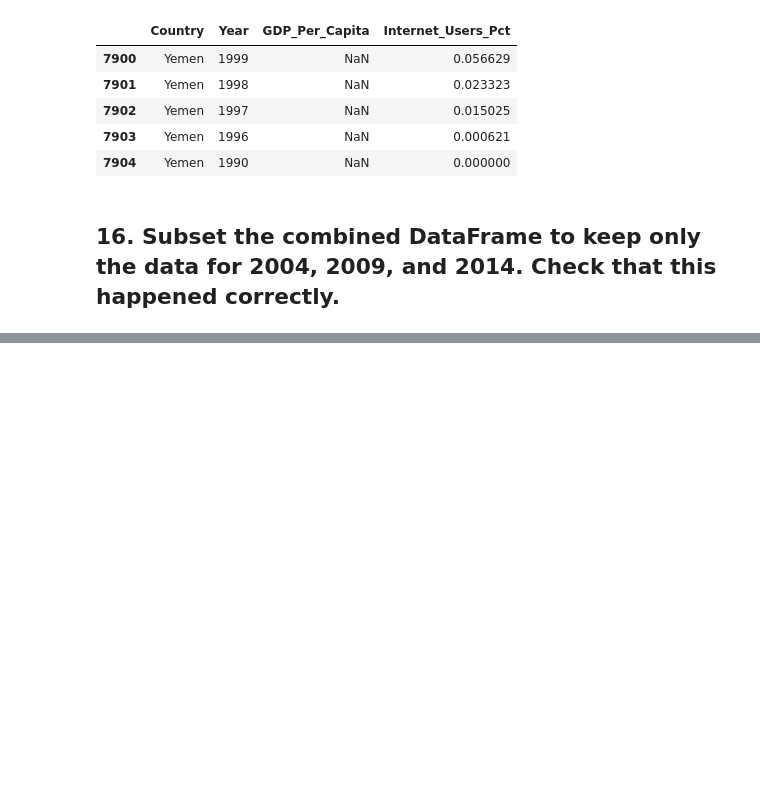
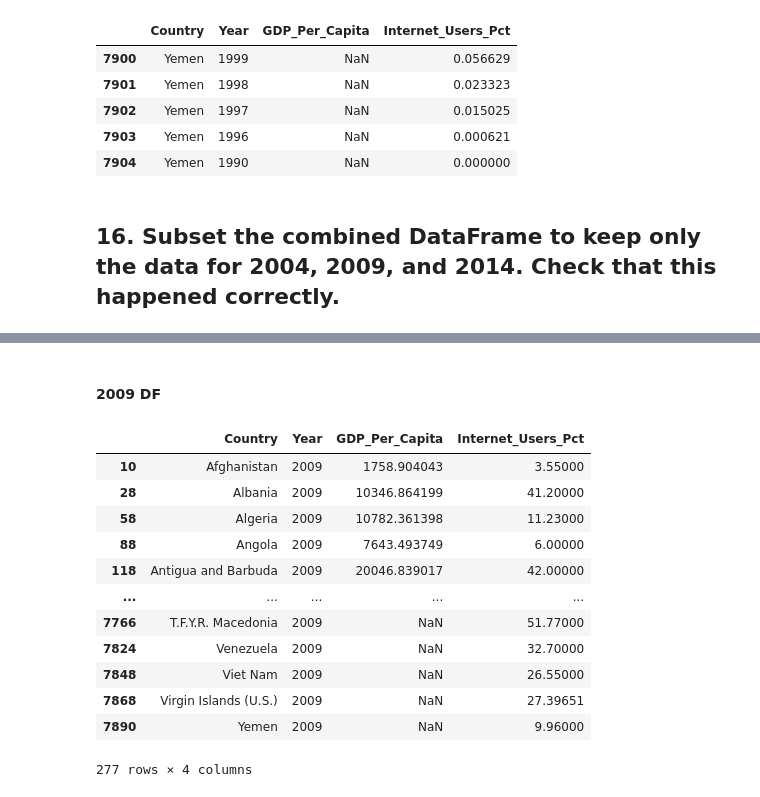
Before and after one commit to NSS-Data-Analytics-Cohort-7/gdp-and-internet-usage-jamorgan8, a Jupyter notebook: notebooks/gdp_and_internet_usage.ipynb, the cells around one changed output, grey strips where cells are left out. Cells and saved outputs as stored; diff of their text form; code cells hidden in the pictures; blank space fills up the shorter version.

```diff
--- a/notebooks/gdp_and_internet_usage.ipynb
+++ b/notebooks/gdp_and_internet_usage.ipynb
@@ -200,0 +241,19 @@ gdp_and_internet_use.tail()
+# %% [markdown]
+#### 2009 DF
+# %%
+gdp_2009 = gdp_and_internet_use.loc[gdp_and_internet_use['Year'] == 2009]
+gdp_2009
+# %% [output]
+|  | Country | Year | GDP_Per_Capita | Internet_Users_Pct |
+| 10 | Afghanistan | 2009 | 1758.904043 | 3.55000 |
+| 28 | Albania | 2009 | 10346.864199 | 41.20000 |
+| 58 | Algeria | 2009 | 10782.361398 | 11.23000 |
+| 88 | Angola | 2009 | 7643.493749 | 6.00000 |
+| 118 | Antigua and Barbuda | 2009 | 20046.839017 | 42.00000 |
+| ... | ... | ... | ... | ... |
+| 7766 | T.F.Y.R. Macedonia | 2009 | NaN | 51.77000 |
+| 7824 | Venezuela | 2009 | NaN | 32.70000 |
+| 7848 | Viet Nam | 2009 | NaN | 26.55000 |
+| 7868 | Virgin Islands (U.S.) | 2009 | NaN | 27.39651 |
+| 7890 | Yemen | 2009 | NaN | 9.96000 |
+277 rows × 4 columns
```
Also changed, not shown: parts of 7 cells of this notebook.
